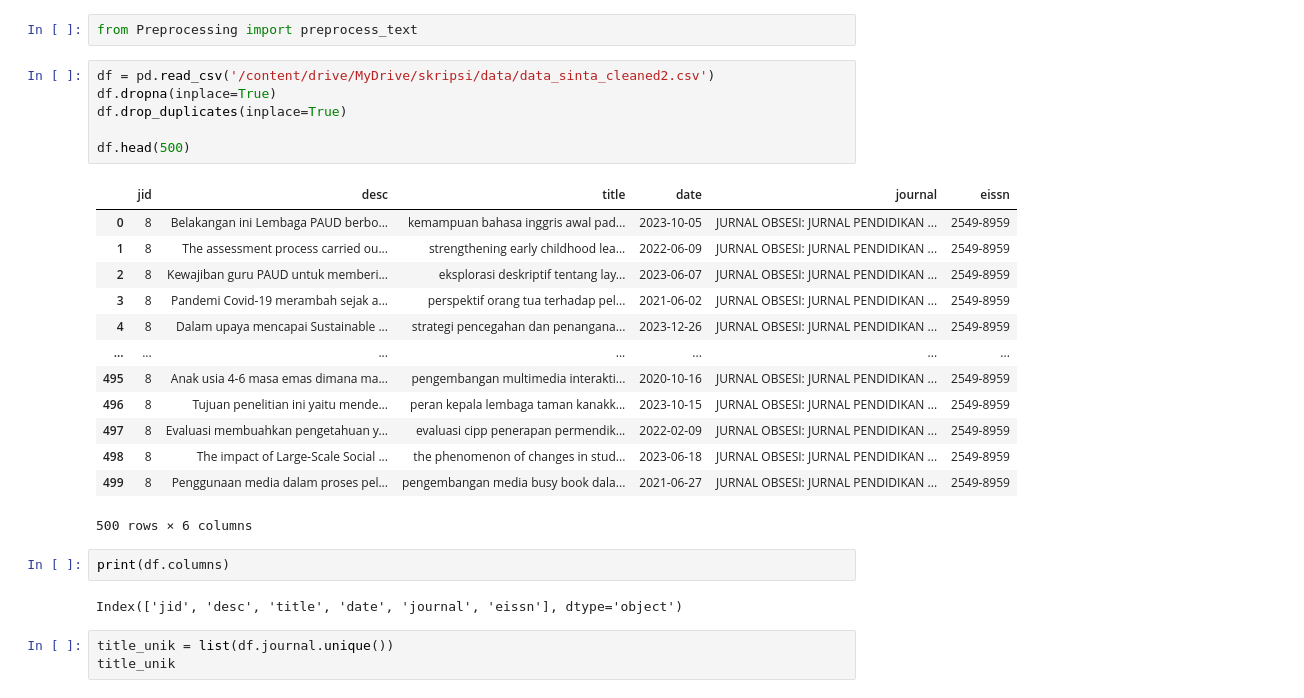
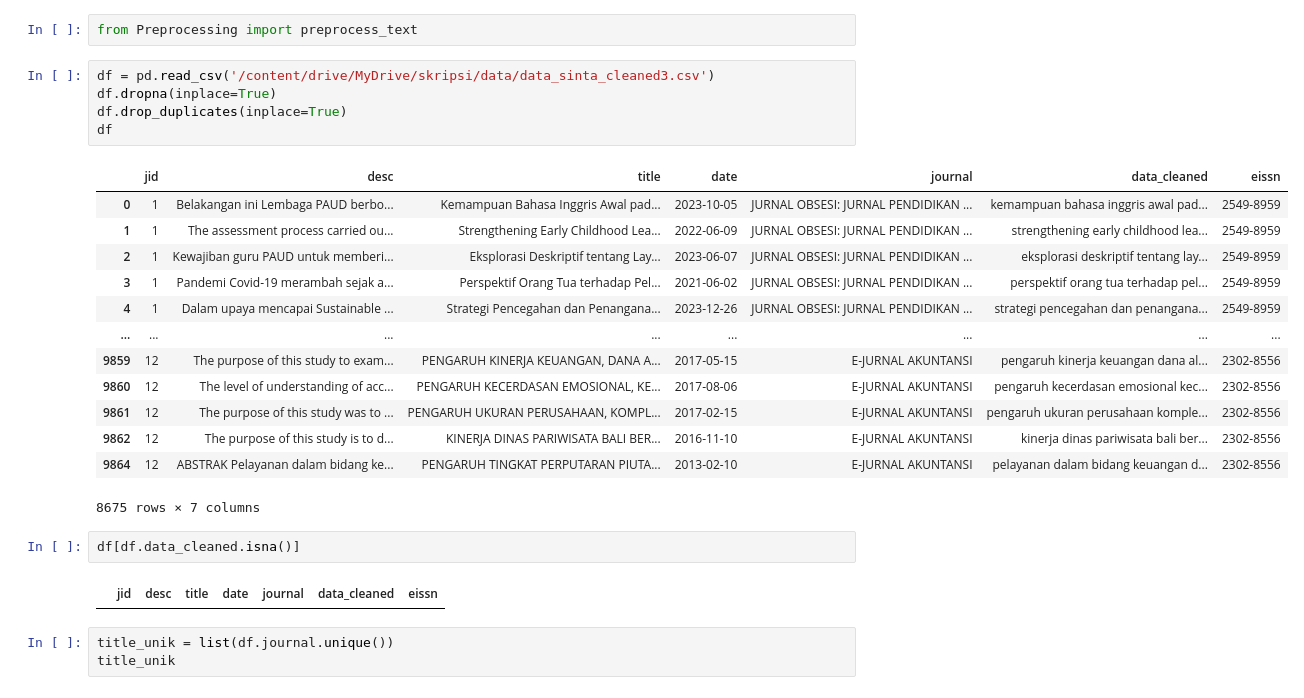
Before and after one commit to JejeTrue/Journal-Clustering, a Jupyter notebook: cluster_sinta2.ipynb, the cells around one changed output. Saved outputs shown, nothing was run; the diff lists cells and outputs as text.

```diff
--- a/cluster_sinta2.ipynb
+++ b/cluster_sinta2.ipynb
@@ -26,29 +34,28 @@ cluster_sinta.ipynb   finetuning_RoBERTa.ipynb   Preprocessing.py
 # %%
 from Preprocessing import preprocess_text
 # %%
-df = pd.read_csv('/content/drive/MyDrive/skripsi/data/data_sinta_cleaned2.csv')
+df = pd.read_csv('/content/drive/MyDrive/skripsi/data/data_sinta_cleaned3.csv')
 df.dropna(inplace=True)
 df.drop_duplicates(inplace=True)
-
-df.head(500)
+df
 # %% [output]
-|  | jid | desc | title | date | journal | eissn |
-| 0 | 8 | Belakangan ini Lembaga PAUD berbo... | kemampuan bahasa inggris awal pad... | 2023-10-05 | JURNAL OBSESI: JURNAL PENDIDIKAN ... | 2549-8959 |
-| 1 | 8 | The assessment process carried ou... | strengthening early childhood lea... | 2022-06-09 | JURNAL OBSESI: JURNAL PENDIDIKAN ... | 2549-8959 |
-| 2 | 8 | Kewajiban guru PAUD untuk memberi... | eksplorasi deskriptif tentang lay... | 2023-06-07 | JURNAL OBSESI: JURNAL PENDIDIKAN ... | 2549-8959 |
-| 3 | 8 | Pandemi Covid-19 merambah sejak a... | perspektif orang tua terhadap pel... | 2021-06-02 | JURNAL OBSESI: JURNAL PENDIDIKAN ... | 2549-8959 |
-| 4 | 8 | Dalam upaya mencapai Sustainable ... | strategi pencegahan dan penangana... | 2023-12-26 | JURNAL OBSESI: JURNAL PENDIDIKAN ... | 2549-8959 |
-| ... | ... | ... | ... | ... | ... | ... |
-| 495 | 8 | Anak usia 4-6 masa emas dimana ma... | pengembangan multimedia interakti... | 2020-10-16 | JURNAL OBSESI: JURNAL PENDIDIKAN ... | 2549-8959 |
-| 496 | 8 | Tujuan penelitian ini yaitu mende... | peran kepala lembaga taman kanakk... | 2023-10-15 | JURNAL OBSESI: JURNAL PENDIDIKAN ... | 2549-8959 |
-| 497 | 8 | Evaluasi membuahkan pengetahuan y... | evaluasi cipp penerapan permendik... | 2022-02-09 | JURNAL OBSESI: JURNAL PENDIDIKAN ... | 2549-8959 |
-| 498 | 8 | The impact of Large-Scale Social ... | the phenomenon of changes in stud... | 2023-06-18 | JURNAL OBSESI: JURNAL PENDIDIKAN ... | 2549-8959 |
-| 499 | 8 | Penggunaan media dalam proses pel... | pengembangan media busy book dala... | 2021-06-27 | JURNAL OBSESI: JURNAL PENDIDIKAN ... | 2549-8959 |
+|  | jid | desc | title | date | journal | data_cleaned | eissn |
+| 0 | 1 | Belakangan ini Lembaga PAUD berbo... | Kemampuan Bahasa Inggris Awal pad... | 2023-10-05 | JURNAL OBSESI: JURNAL PENDIDIKAN ... | kemampuan bahasa inggris awal pad... | 2549-8959 |
+| 1 | 1 | The assessment process carried ou... | Strengthening Early Childhood Lea... | 2022-06-09 | JURNAL OBSESI: JURNAL PENDIDIKAN ... | strengthening early childhood lea... | 2549-8959 |
+| 2 | 1 | Kewajiban guru PAUD untuk memberi... | Eksplorasi Deskriptif tentang Lay... | 2023-06-07 | JURNAL OBSESI: JURNAL PENDIDIKAN ... | eksplorasi deskriptif tentang lay... | 2549-8959 |
+| 3 | 1 | Pandemi Covid-19 merambah sejak a... | Perspektif Orang Tua terhadap Pel... | 2021-06-02 | JURNAL OBSESI: JURNAL PENDIDIKAN ... | perspektif orang tua terhadap pel... | 2549-8959 |
+| 4 | 1 | Dalam upaya mencapai Sustainable ... | Strategi Pencegahan dan Penangana... | 2023-12-26 | JURNAL OBSESI: JURNAL PENDIDIKAN ... | strategi pencegahan dan penangana... | 2549-8959 |
+| ... | ... | ... | ... | ... | ... | ... | ... |
+| 9859 | 12 | The purpose of this study to exam... | PENGARUH KINERJA KEUANGAN, DANA A... | 2017-05-15 | E-JURNAL AKUNTANSI | pengaruh kinerja keuangan dana al... | 2302-8556 |
+| 9860 | 12 | The level of understanding of acc... | PENGARUH KECERDASAN EMOSIONAL, KE... | 2017-08-06 | E-JURNAL AKUNTANSI | pengaruh kecerdasan emosional kec... | 2302-8556 |
+| 9861 | 12 | The purpose of this study was to ... | PENGARUH UKURAN PERUSAHAAN, KOMPL... | 2017-02-15 | E-JURNAL AKUNTANSI | pengaruh ukuran perusahaan komple... | 2302-8556 |
+| 9862 | 12 | The purpose of this study is to d... | KINERJA DINAS PARIWISATA BALI BER... | 2016-11-10 | E-JURNAL AKUNTANSI | kinerja dinas pariwisata bali ber... | 2302-8556 |
+| 9864 | 12 | ABSTRAK Pelayanan dalam bidang ke... | PENGARUH TINGKAT PERPUTARAN PIUTA... | 2013-02-10 | E-JURNAL AKUNTANSI | pelayanan dalam bidang keuangan d... | 2302-8556 |
-500 rows × 6 columns
+8675 rows × 7 columns
-# %%
-print(df.columns)
-# %% [output]
-Index(['jid', 'desc', 'title', 'date', 'journal', 'eissn'], dtype='object')
+# %%
+df[df.data_cleaned.isna()]
+# %% [output]
+|  | jid | desc | title | date | journal | data_cleaned | eissn |
 # %%
 title_unik = list(df.journal.unique())
 title_unik
```
Also changed, not shown: parts of 21 cells of this notebook.
